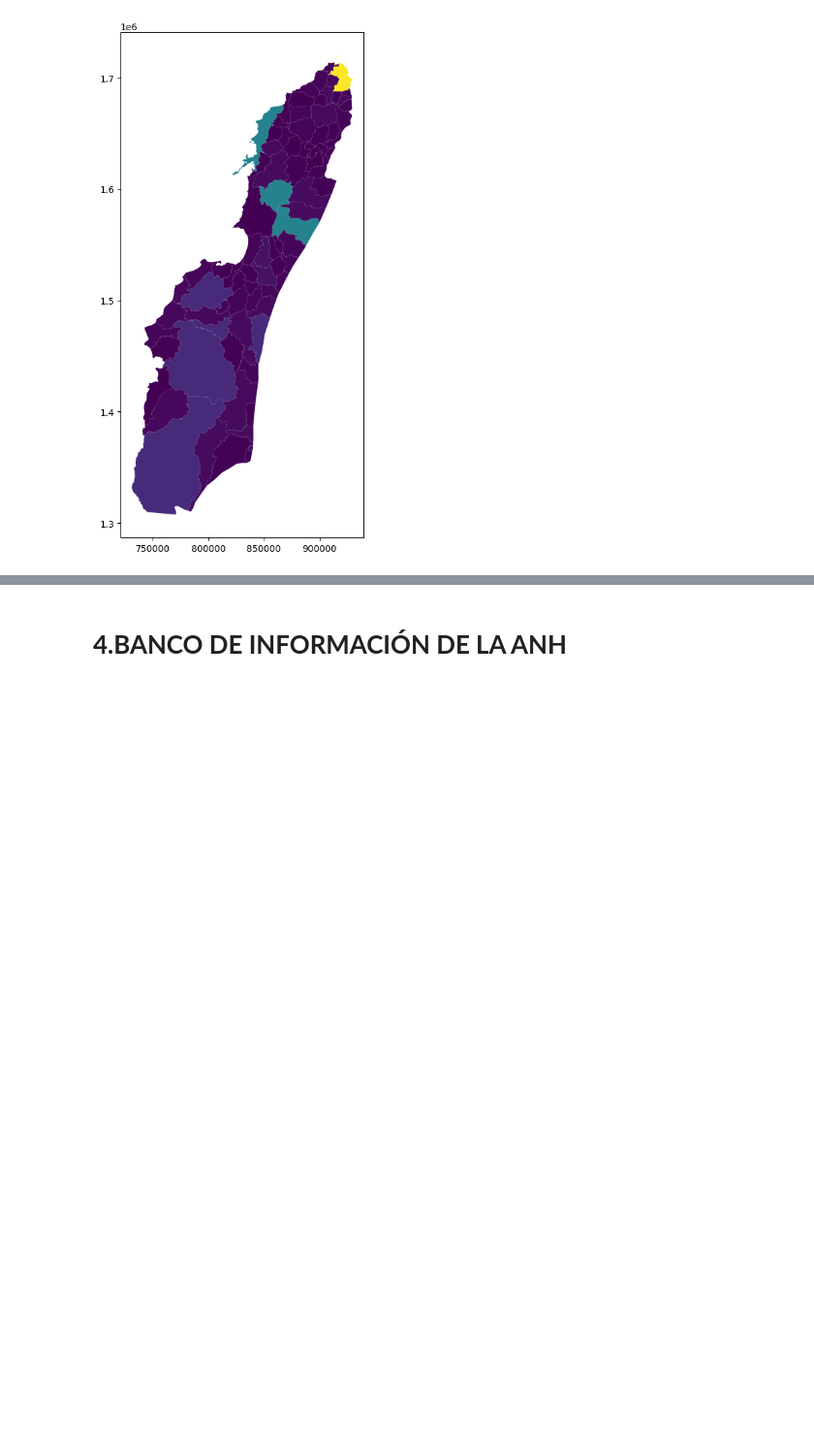
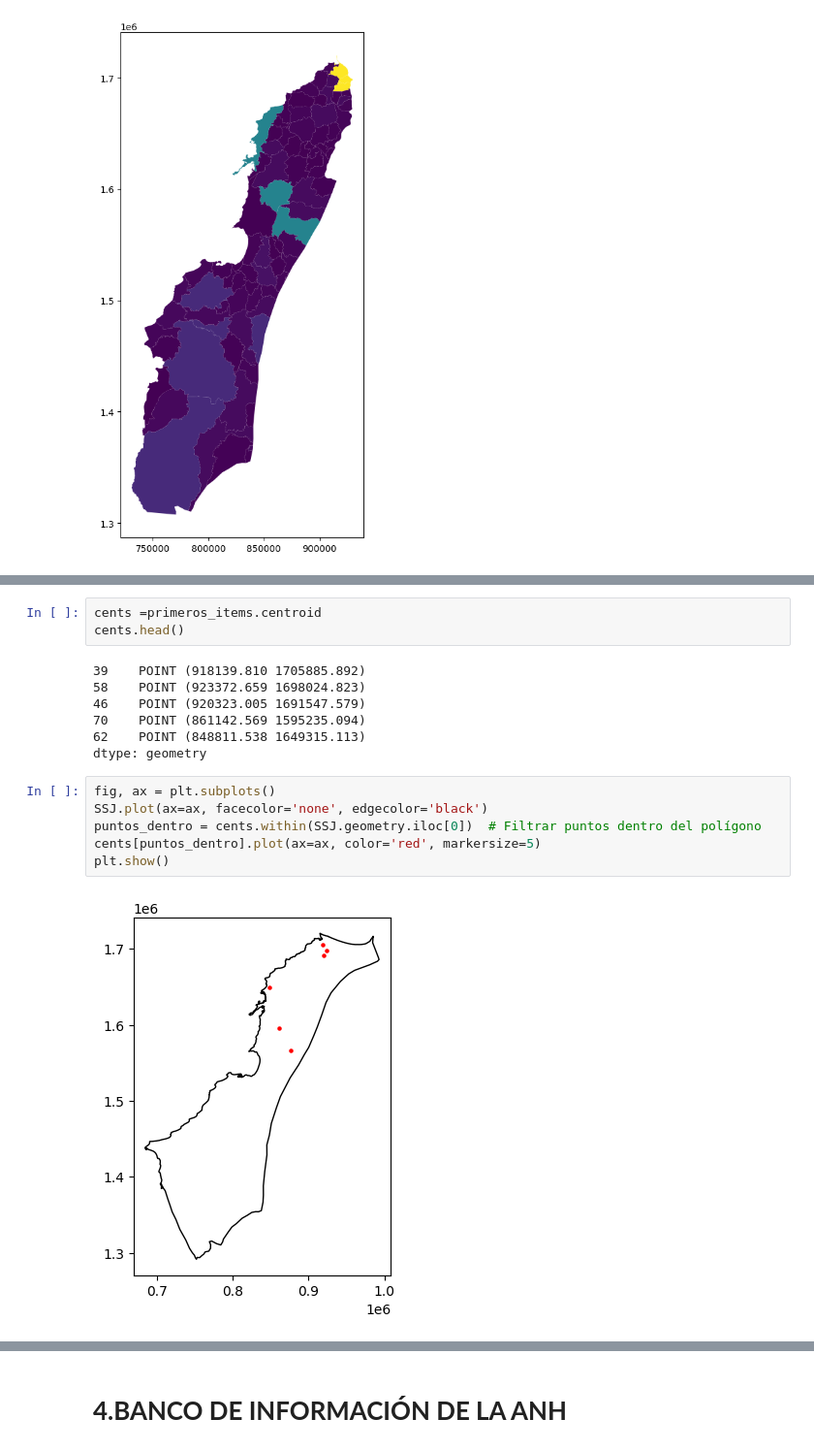
Before and after one commit to Anggarciaar/Proyecto_AnalisisGeoespacial, a Jupyter notebook: Proyecto_AnalisisGeoespacial.ipynb, the cells around one changed output, grey strips where cells are left out. Shown at 97% size. Saved outputs shown, nothing was run; the diff lists cells and outputs as text; blank space fills up the shorter version.

```diff
--- a/Proyecto_AnalisisGeoespacial.ipynb
+++ b/Proyecto_AnalisisGeoespacial.ipynb
@@ -292,0 +396,18 @@ fig.savefig('/content/drive/MyDrive/DATA_ProyectoAG/Datos creados/MapadeEmisione
+# %%
+cents =primeros_items.centroid
+cents.head()
+# %% [output]
+39    POINT (918139.810 1705885.892)
+58    POINT (923372.659 1698024.823)
+46    POINT (920323.005 1691547.579)
+70    POINT (861142.569 1595235.094)
+62    POINT (848811.538 1649315.113)
+dtype: geometry
+# %%
+fig, ax = plt.subplots()
+SSJ.plot(ax=ax, facecolor='none', edgecolor='black')
+puntos_dentro = cents.within(SSJ.geometry.iloc[0])  # Filtrar puntos dentro del polígono
+cents[puntos_dentro].plot(ax=ax, color='red', markersize=5)
+plt.show()
+# %% [output]
+[figure, added]
```
Also changed, not shown: parts of 25 cells of this notebook.
